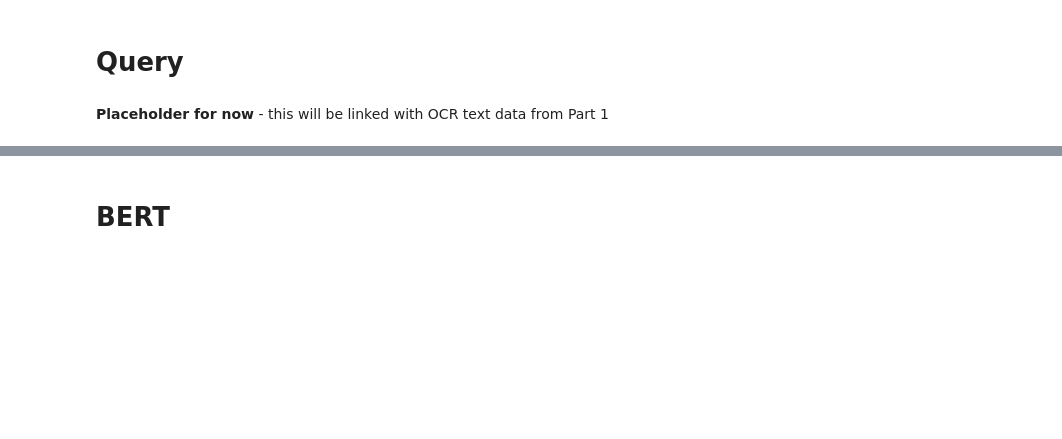
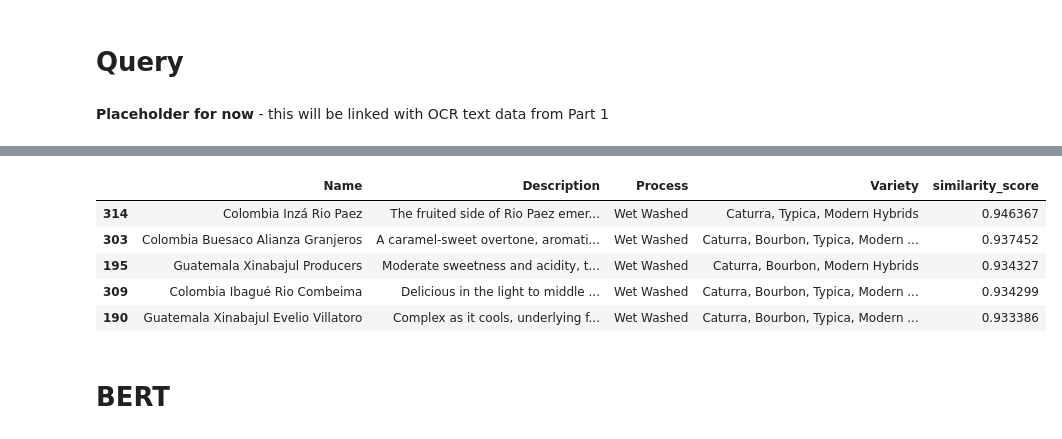
Before and after one commit to benpoh90/Projects, a Jupyter notebook: Capstone/Recommender System v1.ipynb, the cells around one changed output, grey strips where cells are left out. Saved outputs shown, nothing was run; the diff lists cells and outputs as text; code cells hidden in the pictures; blank space fills up the shorter version.

```diff
--- a/Capstone/Recommender System v1.ipynb
+++ b/Capstone/Recommender System v1.ipynb
@@ -321,0 +519,25 @@ df_sweetmarias.iloc[25]['tok_lem_combined']
+# %%
+class callback(CallbackAny2Vec):
+    '''Callback to print loss after each epoch.'''
+
+    def __init__(self):
+        self.epoch = 0
+        self.loss_to_be_subed = 0
+
+    def on_epoch_end(self, model):
+        loss = model.get_latest_training_loss()
+        loss_now = loss - self.loss_to_be_subed
+        self.loss_to_be_subed = loss
+        print('Loss after epoch {}: {}'.format(self.epoch, loss_now))
+        self.epoch += 1
+# %%
+w2v_model = Word2Vec(min_count=0,
+                     window=2,
+                     vector_size=100,
+                     alpha=0.01,
+                     min_alpha=0.0007,
+                     sg = 1)
+
+w2v_model.build_vocab(df_sweetmarias['tok_lem_combined'].values)
+w2v_model.train(df_sweetmarias['tok_lem_combined'].values, total_examples=w2v_model.corpus_count, epochs=100, callbacks=[callback()],
+                         compute_loss=True)
@@ -322,3 +565,12 @@ df_sweetmarias.iloc[25]['tok_lem_combined']
+# %%
+recommend_coffee_from_description_w2v(query, df_sweetmarias['tok_lem_combined'].values, w2v_model)
+# %% [output]
+|  | Name | Description | Process | Variety | similarity_score |
+| 314 | Colombia Inzá Rio Paez | The fruited side of Rio Paez emer... | Wet Washed | Caturra, Typica, Modern Hybrids | 0.946367 |
+| 303 | Colombia Buesaco Alianza Granjeros | A caramel-sweet overtone, aromati... | Wet Washed | Caturra, Bourbon, Typica, Modern ... | 0.937452 |
+| 195 | Guatemala Xinabajul Producers | Moderate sweetness and acidity, t... | Wet Washed | Caturra, Bourbon, Modern Hybrids | 0.934327 |
+| 309 | Colombia Ibagué Rio Combeima | Delicious in the light to middle ... | Wet Washed | Caturra, Bourbon, Typica, Modern ... | 0.934299 |
+| 190 | Guatemala Xinabajul Evelio Villatoro | Complex as it cools, underlying f... | Wet Washed | Caturra, Bourbon, Typica, Modern ... | 0.933386 |
 # %% [markdown]
 # BERT
 # %% [markdown]
```
Also changed, not shown: parts of 83 cells of this notebook, 5 other files.
